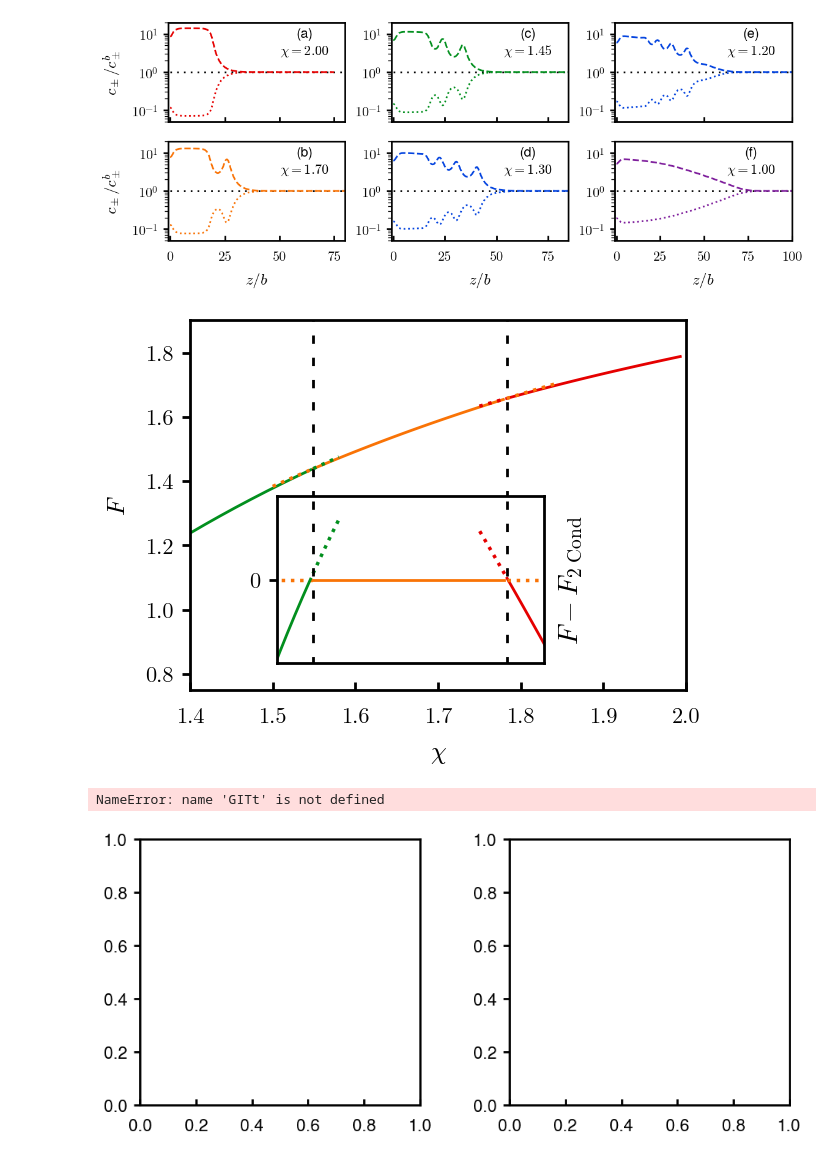
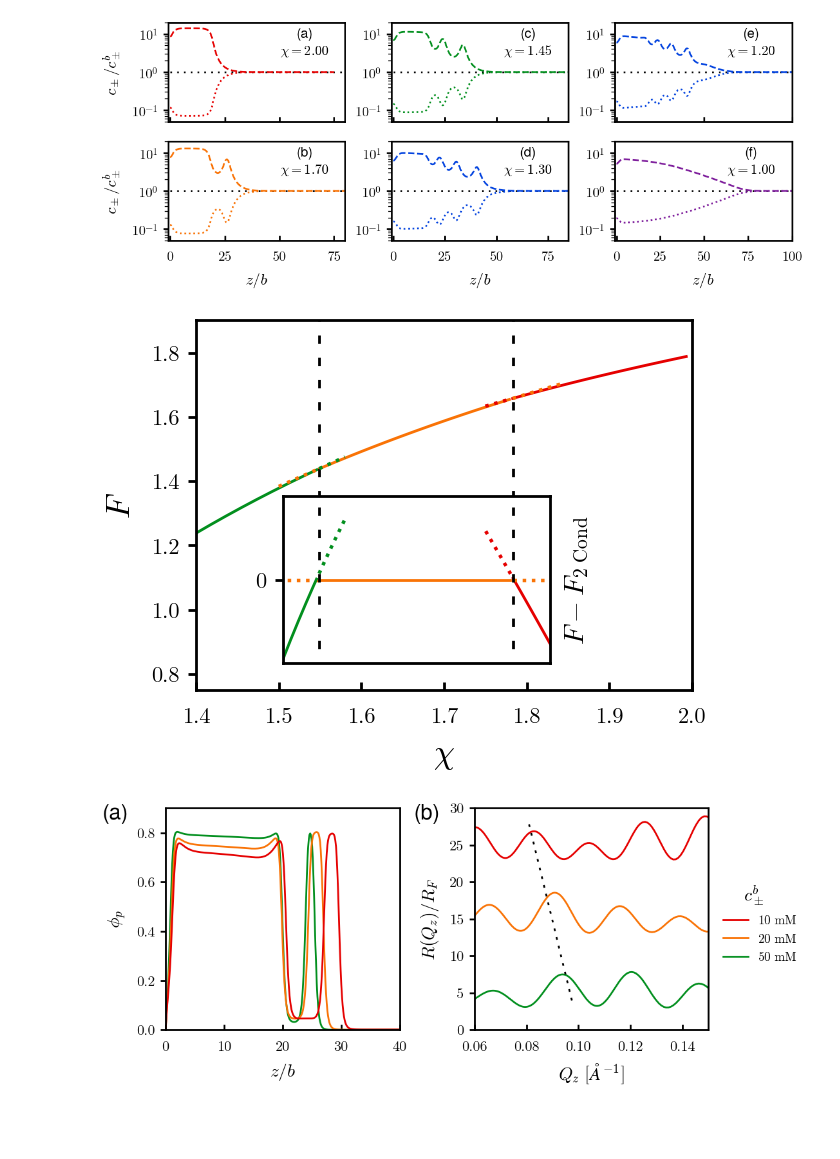
Before and after one commit to tyokokur/findat, a Jupyter notebook: sysg/datavis/sysg_vis.ipynb, the cells around one changed output. Saved outputs shown, nothing was run; the diff lists cells and outputs as text; code cells hidden in the pictures; blank space fills up the shorter version.

```diff
--- a/sysg/datavis/sysg_vis.ipynb
+++ b/sysg/datavis/sysg_vis.ipynb
@@ -608,7 +608,7 @@ plt.show()
 # %% [output]
 [figure]
 # %%
-fs_axis = 18
+fs_axis = 24
 fs_text = 15
 fs_math = 16
 
@@ -671,7 +671,7 @@ ins1.plot([t21]*2, [-1,1], **trans_kw)
 tjy.ticks([ax, ins1])
 # plt.savefig('imgs/f_eps.pdf')
 # %% [output]
-[figure, old version]
+[figure, new version]
 # %%
 f, axs = plt.subplots(1,2, figsize=(plt.rcParams['figure.figsize'][0]*1.7, plt.rcParams['figure.figsize'][0]*0.70))
 plt.subplots_adjust(wspace=0.32)
@@ -683,35 +683,34 @@ qz = np.logspace(-3,0,1000) # 0.001 to 1
 
 step=0
 cs = (cdict['p1c'], cdict['p2c'], cdict['p3c'])[::-1]
 for i, ci in zip((10, 20, 50)[::-1], cs):
-    phname = 'ph_p2c{0:03d}.dat'.format(i)
+    phname = 'revs/ph_p2c{0:03d}.dat'.format(i)
     ph = tjy.phread(GIT+phname)
-    axs[0].plot(ph.z, ph.overall, ls=ls, c=ci)
+    axs[0].plot(ph.z, ph.overall, c=ci)
 
-    axs[1].plot(qz, step0 + step*delta + np.array(RQZ_pha(phname, qz, GIT=GITt)), color=ci, alpha=1.0, ls = ls, label='dummy')
+    axs[1].plot(qz, step0 + step*delta + np.array(RQZ_pha(phname, qz, GIT=GIT)), color=ci, alpha=1.0, label='dummy')
     step += 1
 
 axs[0].set_xlim((0, 40))
 axs[0].set_ylim((0, 0.9))
 axs[0].set_yticks(np.arange(0, 0.81, 0.2))
 axs[0].set_ylabel(r'$\phi_p$', fontsize=20)
 axs[0].set_xlabel(r'$z/b$', fontsize=20)
 
 axs[1].set_xlim((0.06, 0.15))
 axs[1].set_ylim((0, 30))
 axs[1].set_ylabel(r'$R(Q_z)/R_F$', fontsize=20)
 axs[1].set_xlabel(r'$Q_z$' ' ' r'$[\AA^{-1}]$')
 
 axs[1].plot([0.081, 0.098], [3.2,27.8][::-1], c='k', ls=(0,(1.5,3.5)))
 plt.text(-0.27, 0.95, '(a)', transform=axs[0].transAxes, fontsize=24)
 plt.text(-0.26, 0.95, '(b)', transform=axs[1].transAxes, fontsize=24)
 plt.text(1.15, 0.58, r'$c_\pm^b$', transform=plt.gca().transAxes, fontsize=20)
 h, l = axs[1].get_legend_handles_labels()
 plt.legend(h[::-1],[r'${:d}$'.format(i)+r'$~\mathrm{mM}$' for i in (10,20,50)], loc='upper center', bbox_to_anchor=(1.22, 0.60))
 tjy.ticks(axs)
 
 # plt.savefig('imgs/sysgrev_csrefl.pdf')
 plt.show()
 # %% [output]
-NameError: name 'GITt' is not defined
-[figure, old version]
+[figure, new version]
```
Also changed, not shown: parts of 4 cells of this notebook.
